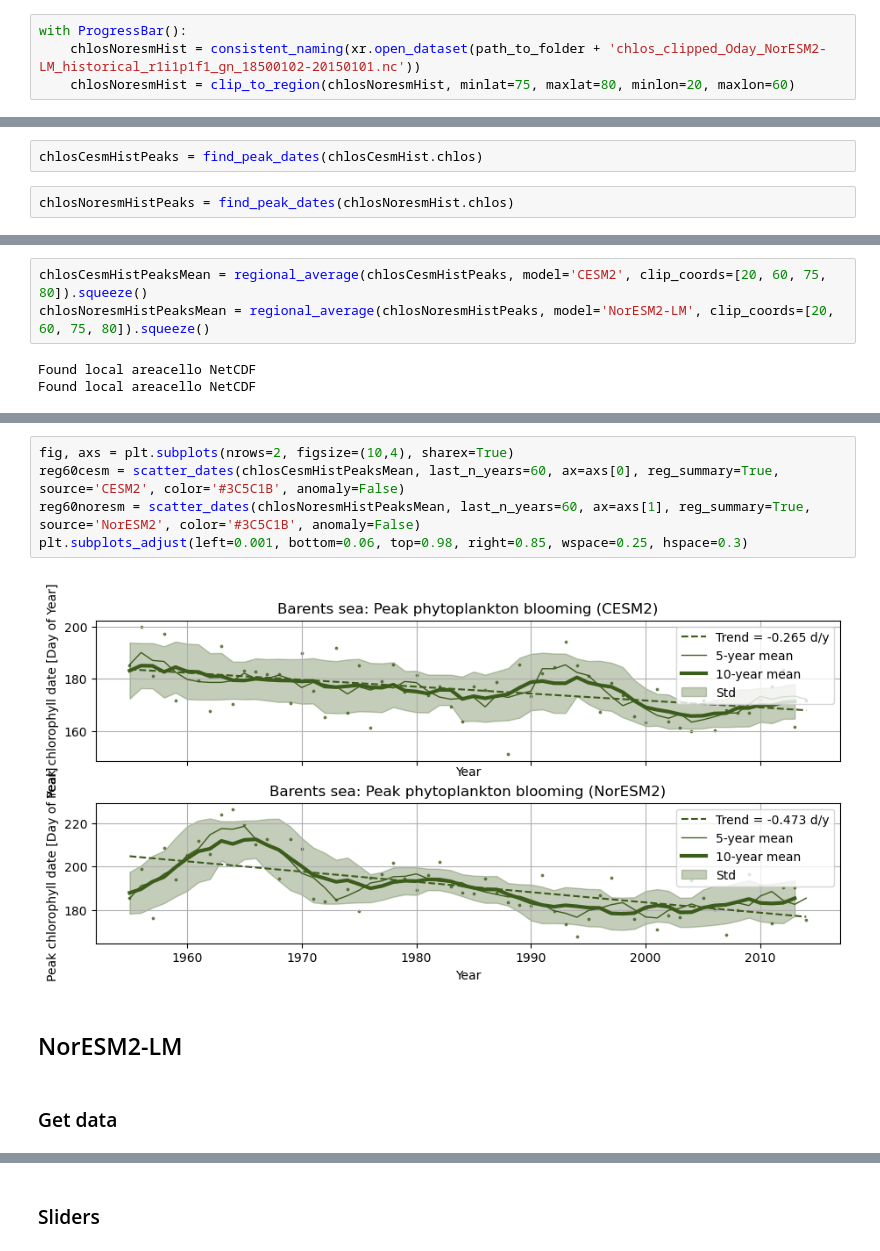
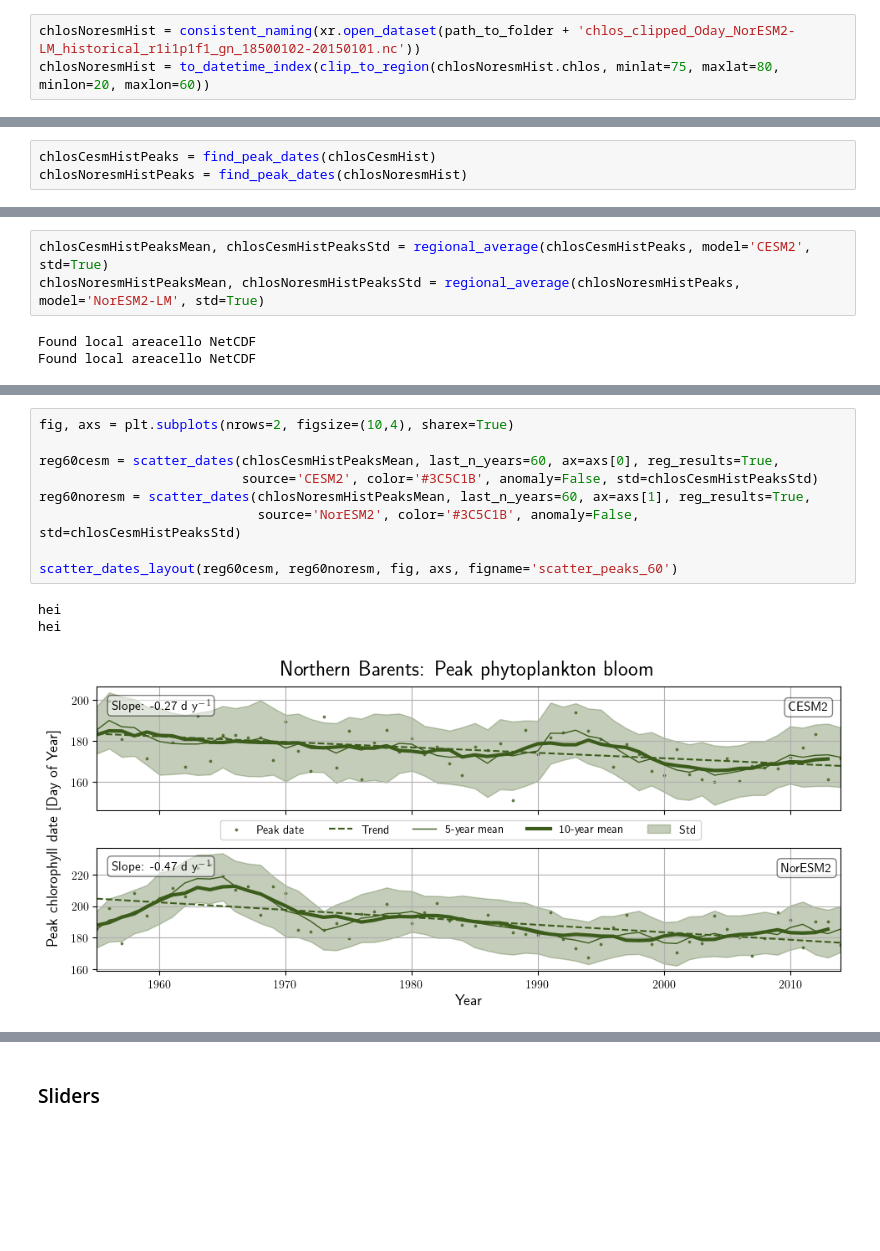
Before and after one commit to eScience-course/Tjaernoe2022-group6, a Jupyter notebook: notebooks/Stian/main.ipynb, the cells around one changed output, grey strips where cells are left out. Drawn from its saved outputs; the diff is of its cells as text; blank space fills up the shorter version.

Commit message:
Uploaded with correlation calculations
A lot of updates since last commit due to work on NIRD

```diff
--- a/notebooks/Stian/main.ipynb
+++ b/notebooks/Stian/main.ipynb
@@ -81,4 +85,3 @@ with ProgressBar():
 # %%
-with ProgressBar():
-    chlosNoresmHist = consistent_naming(xr.open_dataset(path_to_folder + 'chlos_clipped_Oday_NorESM2-LM_historical_r1i1p1f1_gn_18500102-20150101.nc'))
-    chlosNoresmHist = clip_to_region(chlosNoresmHist, minlat=75, maxlat=80, minlon=20, maxlon=60)
+chlosNoresmHist = consistent_naming(xr.open_dataset(path_to_folder + 'chlos_clipped_Oday_NorESM2-LM_historical_r1i1p1f1_gn_18500102-20150101.nc'))
+chlosNoresmHist = to_datetime_index(clip_to_region(chlosNoresmHist.chlos, minlat=75, maxlat=80, minlon=20, maxlon=60))
@@ -98,4 +176,3 @@ plt.show()
 # %%
-chlosCesmHistPeaks = find_peak_dates(chlosCesmHist.chlos)
+chlosCesmHistPeaks = find_peak_dates(chlosCesmHist)
+chlosNoresmHistPeaks = find_peak_dates(chlosNoresmHist)
-# %%
-chlosNoresmHistPeaks = find_peak_dates(chlosNoresmHist.chlos)
@@ -112,6 +286,6 @@ AttributeError: 'Figure' object has no property 'projection'
 # %%
-chlosCesmHistPeaksMean = regional_average(chlosCesmHistPeaks, model='CESM2', clip_coords=[20, 60, 75, 80]).squeeze()
-chlosNoresmHistPeaksMean = regional_average(chlosNoresmHistPeaks, model='NorESM2-LM', clip_coords=[20, 60, 75, 80]).squeeze()
+chlosCesmHistPeaksMean, chlosCesmHistPeaksStd = regional_average(chlosCesmHistPeaks, model='CESM2', std=True)
+chlosNoresmHistPeaksMean, chlosNoresmHistPeaksStd = regional_average(chlosNoresmHistPeaks, model='NorESM2-LM', std=True)
 # %% [output]
 Found local areacello NetCDF
 Found local areacello NetCDF
@@ -125,11 +292,13 @@ plt.subplots_adjust(left=0.1, bottom=0.06, top=0.95, right=0.85, wspace=0.30, hs
 # %%
 fig, axs = plt.subplots(nrows=2, figsize=(10,4), sharex=True)
-reg60cesm = scatter_dates(chlosCesmHistPeaksMean, last_n_years=60, ax=axs[0], reg_summary=True, source='CESM2', color='#3C5C1B', anomaly=False)
-reg60noresm = scatter_dates(chlosNoresmHistPeaksMean, last_n_years=60, ax=axs[1], reg_summary=True, source='NorESM2', color='#3C5C1B', anomaly=False)
-plt.subplots_adjust(left=0.001, bottom=0.06, top=0.98, right=0.85, wspace=0.25, hspace=0.3)
+
+reg60cesm = scatter_dates(chlosCesmHistPeaksMean, last_n_years=60, ax=axs[0], reg_results=True,
+                          source='CESM2', color='#3C5C1B', anomaly=False, std=chlosCesmHistPeaksStd)
+reg60noresm = scatter_dates(chlosNoresmHistPeaksMean, last_n_years=60, ax=axs[1], reg_results=True,
+                            source='NorESM2', color='#3C5C1B', anomaly=False, std=chlosCesmHistPeaksStd)
+
+scatter_dates_layout(reg60cesm, reg60noresm, fig, axs, figname='scatter_peaks_60')
 # %% [output]
+hei
+hei
-[figure, old version]
+[figure, new version]
-# %% [markdown]
-## NorESM2-LM
-# %% [markdown]
-### Get data
```
Also changed, not shown: parts of 74 cells of this notebook, 1 other file.
